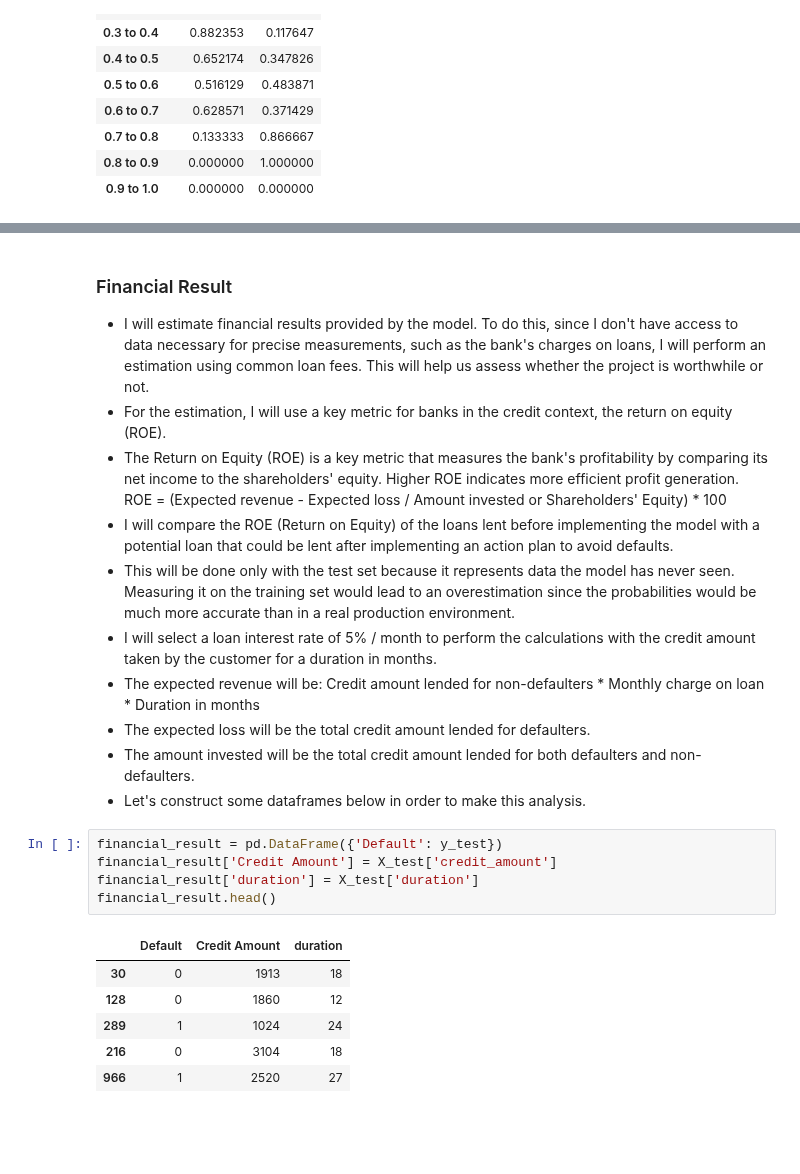
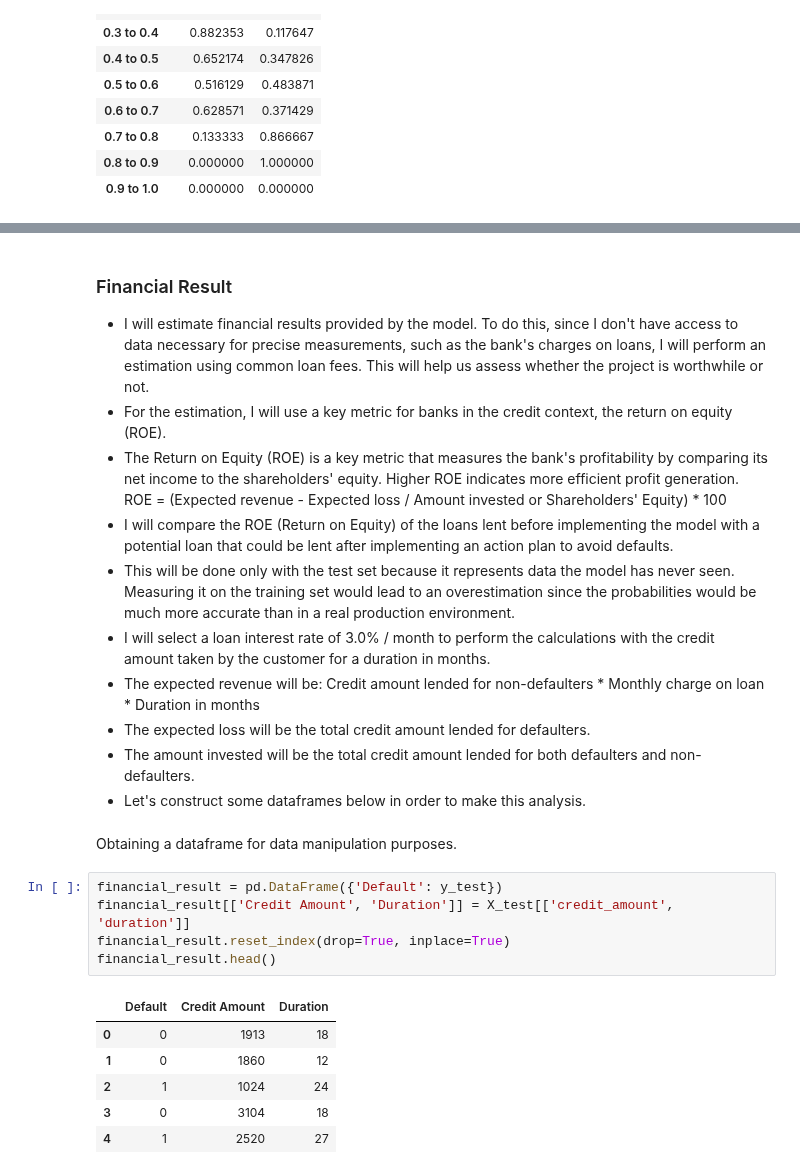
Before and after one commit to allmeidaapedro/Credit-Scoring-German-Bank, a Jupyter notebook: notebooks/2. Modelling.ipynb, the cells around one changed output, grey strips where cells are left out. Saved outputs shown, nothing was run; the diff lists cells and outputs as text; blank space fills up the shorter version.

Commit message:
Model's financial results obtained

```diff
--- a/notebooks/2. Modelling.ipynb
+++ b/notebooks/2. Modelling.ipynb
@@ -501,20 +519,22 @@ range_percentages_df
     ROE = (Expected revenue - Expected loss / Amount invested or Shareholders' Equity) * 100
 - I will compare the ROE (Return on Equity) of the loans lent before implementing the model with a potential loan that could be lent after implementing an action plan to avoid defaults.
 - This will be done only with the test set because it represents data the model has never seen. Measuring it on the training set would lead to an overestimation since the probabilities would be much more accurate than in a real production environment.
-- I will select a loan interest rate of 5% / month to perform the calculations with the credit amount taken by the customer for a duration in months.
+- I will select a loan interest rate of 3.0% / month to perform the calculations with the credit amount taken by the customer for a duration in months.
 - The expected revenue will be: Credit amount lended for non-defaulters * Monthly charge on loan * Duration in months
 - The expected loss will be the total credit amount lended for defaulters.
 - The amount invested will be the total credit amount lended for both defaulters and non-defaulters.
 - Let's construct some dataframes below in order to make this analysis.
+# %% [markdown]
+Obtaining a dataframe for data manipulation purposes.
 # %%
 financial_result = pd.DataFrame({'Default': y_test})
-financial_result['Credit Amount'] = X_test['credit_amount']
-financial_result['duration'] = X_test['duration']
+financial_result[['Credit Amount', 'Duration']] = X_test[['credit_amount', 'duration']]
+financial_result.reset_index(drop=True, inplace=True)
 financial_result.head()
 # %% [output]
-|  | Default | Credit Amount | duration |
-| 30 | 0 | 1913 | 18 |
-| 128 | 0 | 1860 | 12 |
-| 289 | 1 | 1024 | 24 |
-| 216 | 0 | 3104 | 18 |
-| 966 | 1 | 2520 | 27 |
+|  | Default | Credit Amount | Duration |
+| 0 | 0 | 1913 | 18 |
+| 1 | 0 | 1860 | 12 |
+| 2 | 1 | 1024 | 24 |
+| 3 | 0 | 3104 | 18 |
+| 4 | 1 | 2520 | 27 |
```
Also changed, not shown: parts of 25 cells of this notebook.
